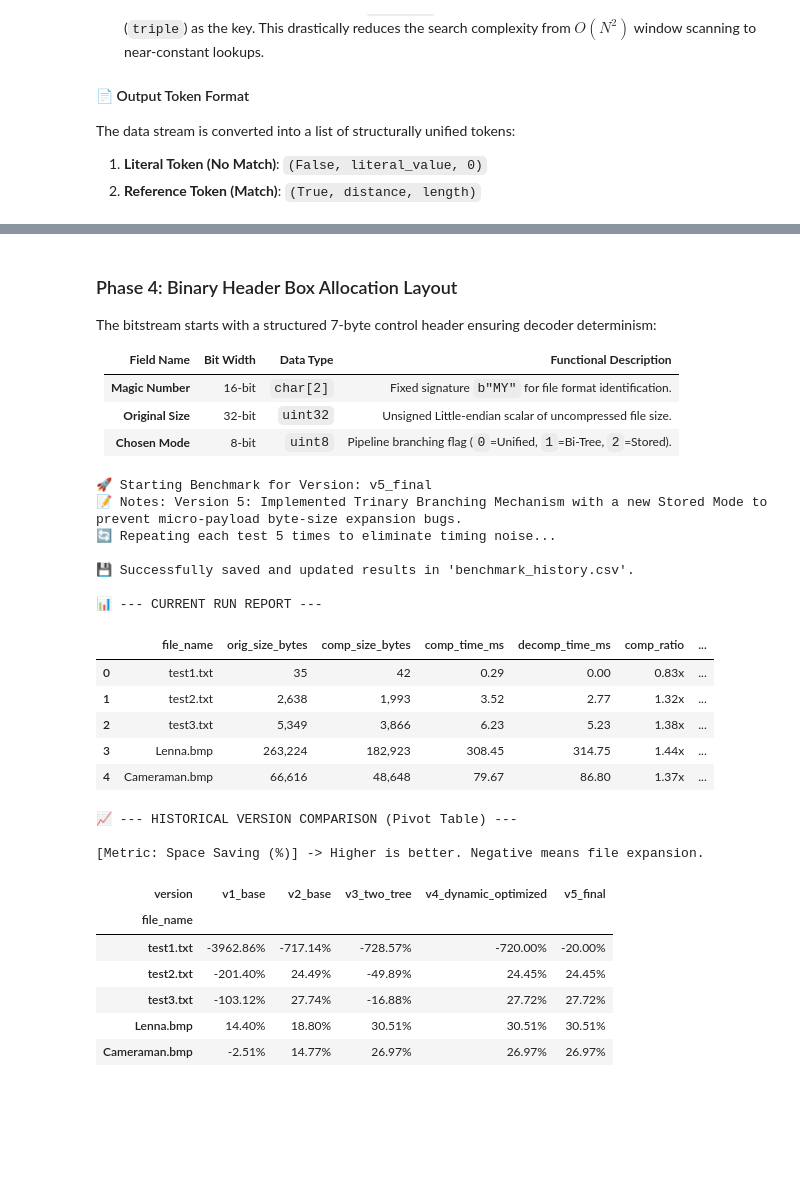
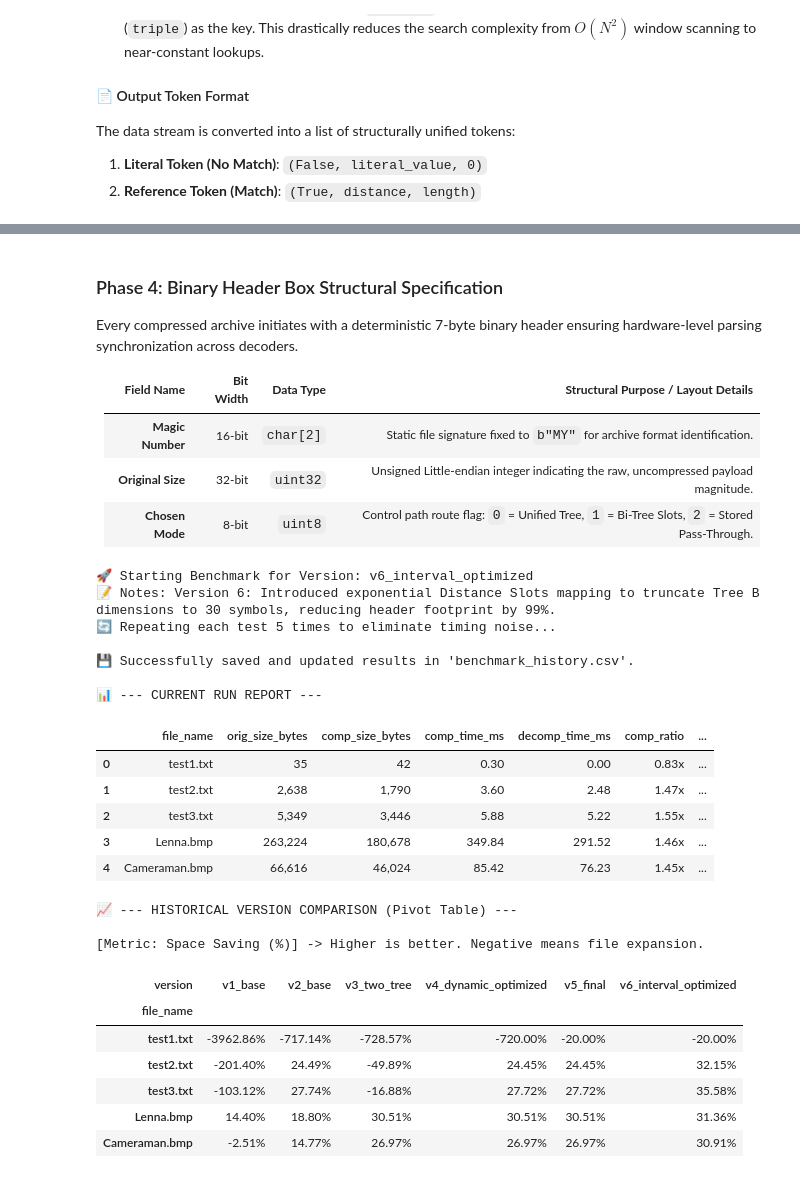
Before and after one commit to UsoNemophila/UniCompressor-Final-Report, a Jupyter notebook: main.ipynb, the cells around one changed output, grey strips where cells are left out. Cells and saved outputs as stored; diff of their text form; code cells hidden in the pictures; blank space fills up the shorter version.

```diff
--- a/main.ipynb
+++ b/main.ipynb
@@ -139,13 +167,13 @@ The packaging layer dynamically branches into three distinct modes based on pre-
 # %% [markdown]
-### Phase 4: Binary Header Box Allocation Layout
+### Phase 4: Binary Header Box Structural Specification
 
-The bitstream starts with a structured 7-byte control header ensuring decoder determinism:
+Every compressed archive initiates with a deterministic 7-byte binary header ensuring hardware-level parsing synchronization across decoders.
 
-|**Field Name**|**Bit Width**|**Data Type**|**Functional Description**|
+|**Field Name**|**Bit Width**|**Data Type**|**Structural Purpose / Layout Details**|
 |---|---|---|---|
-|**Magic Number**|16-bit|`char[2]`|Fixed signature `b"MY"` for file format identification.|
-|**Original Size**|32-bit|`uint32`|Unsigned Little-endian scalar of uncompressed file size.|
-|**Chosen Mode**|8-bit|`uint8`|Pipeline branching flag (`0`=Unified, `1`=Bi-Tree, `2`=Stored).|
+|**Magic Number**|16-bit|`char[2]`|Static file signature fixed to `b"MY"` for archive format identification.|
+|**Original Size**|32-bit|`uint32`|Unsigned Little-endian integer indicating the raw, uncompressed payload magnitude.|
+|**Chosen Mode**|8-bit|`uint8`|Control path route flag: `0` = Unified Tree, `1` = Bi-Tree Slots, `2` = Stored Pass-Through.|
 # %%
 import struct
 import heapq
@@ -578,8 +665,8 @@ from collections import Counter
 # EXPERIMENT CONFIGURATION
 # ==========================================
 # Change these variables every time you upgrade your algorithm
-CURRENT_VERSION = "v5_final"
-VERSION_NOTES = "Version 5: Implemented Trinary Branching Mechanism with a new Stored Mode to prevent micro-payload byte-size expansion bugs."
+CURRENT_VERSION = "v6_interval_optimized"
+VERSION_NOTES = "Version 6: Introduced exponential Distance Slots mapping to truncate Tree B dimensions to 30 symbols, reducing header footprint by 99%."
 
 # Benchmark settings
 HISTORY_FILE = "benchmark_history.csv"
@@ -707,44 +794,44 @@ def run_benchmark_with_history():
     print("\n📈 --- HISTORICAL VERSION COMPARISON (Pivot Table) ---")
     # Reload full history to ensure data integrity
     df_full_history = pd.read_csv(HISTORY_FILE)
 
     # Pivot table to compare Space Saving (%) across versions for each file
     pivot_space = df_full_history.pivot_table(
         index="file_name",
         columns="version",
         values="space_saving_pct"
     )
 
     # Sort index to match target files order for consistency
     existing_targets = [f for f in TARGET_FILES if f in pivot_space.index]
     pivot_space = pivot_space.reindex(existing_targets)
 
     print("\n[Metric: Space Saving (%)] -> Higher is better. Negative means file expansion.")
     display(pivot_space.style.format("{:.2f}%").highlight_max(axis=1, color="lightgreen"))
 
 # Execute the benchmark
 run_benchmark_with_history()
 # %% [output]
-🚀 Starting Benchmark for Version: v5_final
-📝 Notes: Version 5: Implemented Trinary Branching Mechanism with a new Stored Mode to prevent micro-payload byte-size expansion bugs.
+🚀 Starting Benchmark for Version: v6_interval_optimized
+📝 Notes: Version 6: Introduced exponential Distance Slots mapping to truncate Tree B dimensions to 30 symbols, reducing header footprint by 99%.
 🔄 Repeating each test 5 times to eliminate timing noise...
 
 💾 Successfully saved and updated results in 'benchmark_history.csv'.
 
 📊 --- CURRENT RUN REPORT ---
 |  | file_name | orig_size_bytes | comp_size_bytes | comp_time_ms | decomp_time_ms | comp_ratio | ... |
-| 0 | test1.txt | 35 | 42 | 0.29 | 0.00 | 0.83x | ... |
-| 1 | test2.txt | 2,638 | 1,993 | 3.52 | 2.77 | 1.32x | ... |
-| 2 | test3.txt | 5,349 | 3,866 | 6.23 | 5.23 | 1.38x | ... |
-| 3 | Lenna.bmp | 263,224 | 182,923 | 308.45 | 314.75 | 1.44x | ... |
-| 4 | Cameraman.bmp | 66,616 | 48,648 | 79.67 | 86.80 | 1.37x | ... |
+| 0 | test1.txt | 35 | 42 | 0.30 | 0.00 | 0.83x | ... |
+| 1 | test2.txt | 2,638 | 1,790 | 3.60 | 2.48 | 1.47x | ... |
+| 2 | test3.txt | 5,349 | 3,446 | 5.88 | 5.22 | 1.55x | ... |
+| 3 | Lenna.bmp | 263,224 | 180,678 | 349.84 | 291.52 | 1.46x | ... |
+| 4 | Cameraman.bmp | 66,616 | 46,024 | 85.42 | 76.23 | 1.45x | ... |
 📈 --- HISTORICAL VERSION COMPARISON (Pivot Table) ---
 
 [Metric: Space Saving (%)] -> Higher is better. Negative means file expansion.
-| version | v1_base | v2_base | v3_two_tree | v4_dynamic_optimized | v5_final |
-| file_name |  |  |  |  |  |
-| test1.txt | -3962.86% | -717.14% | -728.57% | -720.00% | -20.00% |
-| test2.txt | -201.40% | 24.49% | -49.89% | 24.45% | 24.45% |
-| test3.txt | -103.12% | 27.74% | -16.88% | 27.72% | 27.72% |
-| Lenna.bmp | 14.40% | 18.80% | 30.51% | 30.51% | 30.51% |
-| Cameraman.bmp | -2.51% | 14.77% | 26.97% | 26.97% | 26.97% |
+| version | v1_base | v2_base | v3_two_tree | v4_dynamic_optimized | v5_final | v6_interval_optimized |
+| file_name |  |  |  |  |  |  |
+| test1.txt | -3962.86% | -717.14% | -728.57% | -720.00% | -20.00% | -20.00% |
+| test2.txt | -201.40% | 24.49% | -49.89% | 24.45% | 24.45% | 32.15% |
+| test3.txt | -103.12% | 27.74% | -16.88% | 27.72% | 27.72% | 35.58% |
+| Lenna.bmp | 14.40% | 18.80% | 30.51% | 30.51% | 30.51% | 31.36% |
+| Cameraman.bmp | -2.51% | 14.77% | 26.97% | 26.97% | 26.97% | 30.91% |
```
Also changed, not shown: parts of 3 cells of this notebook.
